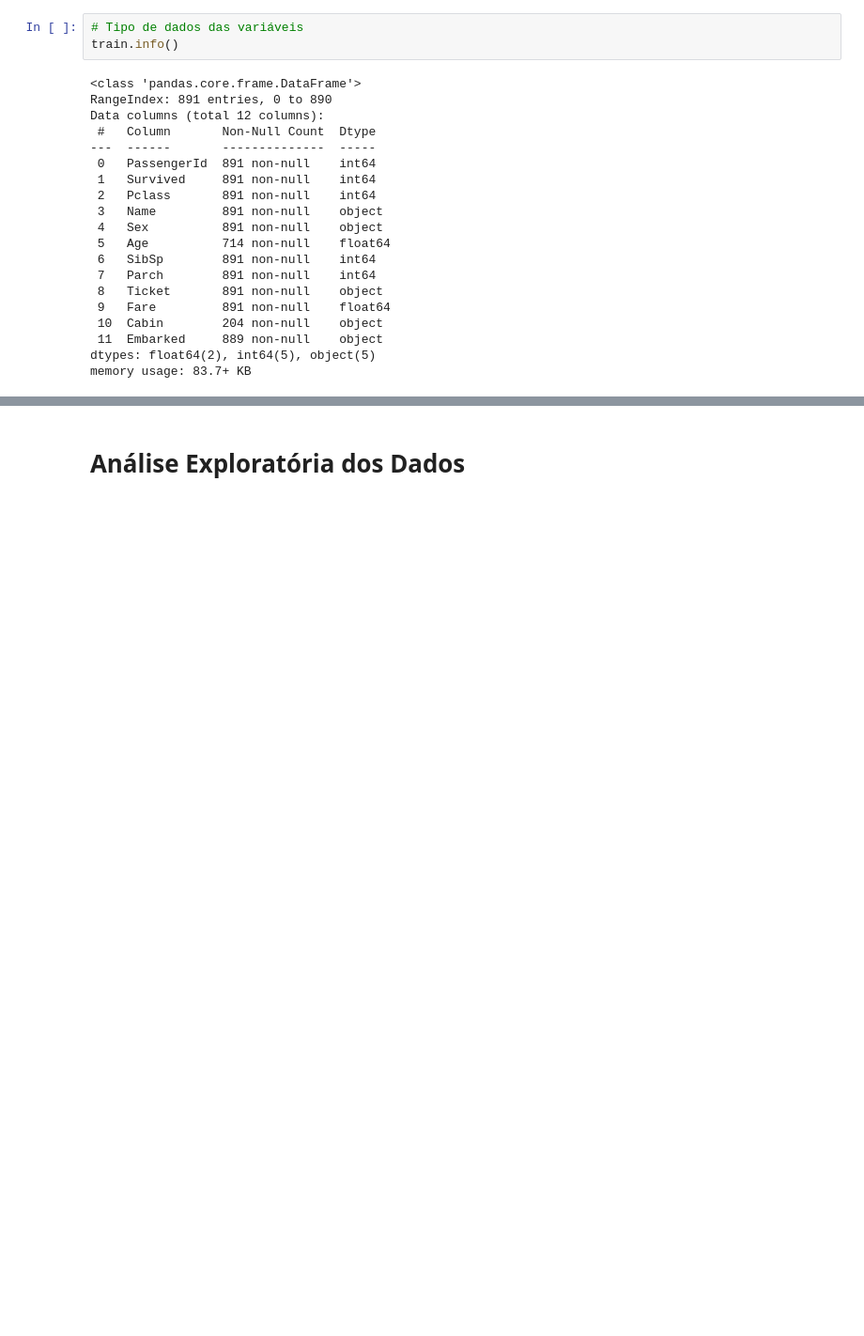
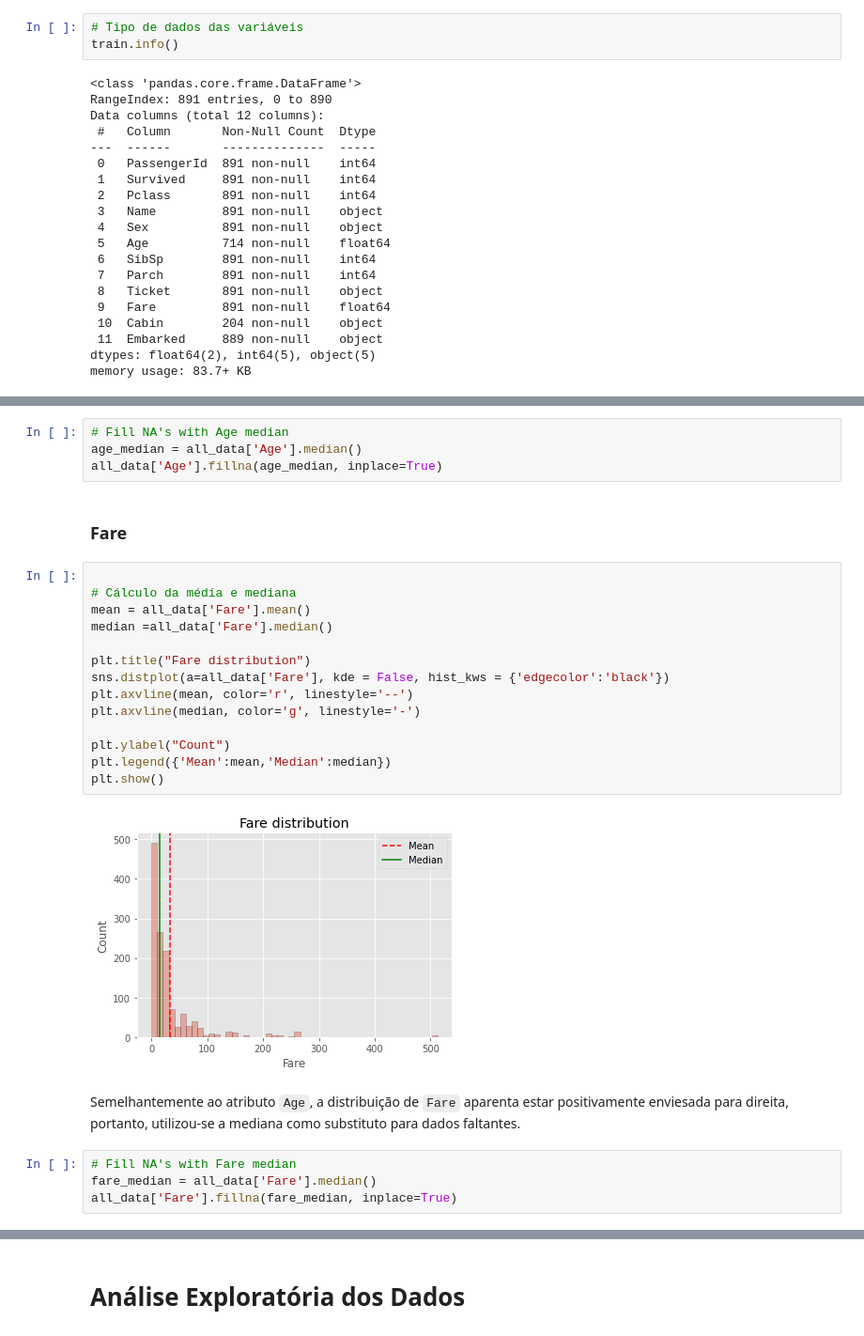
Before and after one commit to rafabenevente/AM_1, a Jupyter notebook: AM_1_Titanic_Predição_dos_sobreviventes.ipynb, the cells around one changed output, grey strips where cells are left out. Shown at 94% size. Cells and saved outputs as stored; diff of their text form; blank space fills up the shorter version.

```diff
--- a/AM_1_Titanic_Predição_dos_sobreviventes.ipynb
+++ b/AM_1_Titanic_Predição_dos_sobreviventes.ipynb
@@ -121,0 +214,28 @@ dtype: int64
+# %%
+# Fill NA's with Age median
+age_median = all_data['Age'].median()
+all_data['Age'].fillna(age_median, inplace=True)
+# %% [markdown]
+### Fare
+# %%
+
+# Cálculo da média e mediana
+mean = all_data['Fare'].mean()
+median =all_data['Fare'].median()
+
+plt.title("Fare distribution")
+sns.distplot(a=all_data['Fare'], kde = False, hist_kws = {'edgecolor':'black'})
+plt.axvline(mean, color='r', linestyle='--')
+plt.axvline(median, color='g', linestyle='-')
+
+plt.ylabel("Count")
+plt.legend({'Mean':mean,'Median':median})
+plt.show()
+# %% [output]
+[figure, added]
+# %% [markdown]
+Semelhantemente ao atributo `Age`, a distribuição de `Fare` aparenta estar positivamente enviesada para direita, portanto, utilizou-se a mediana como substituto para dados faltantes.
+# %%
+# Fill NA's with Fare median
+fare_median = all_data['Fare'].median()
+all_data['Fare'].fillna(fare_median, inplace=True)
```
Also changed, not shown: parts of 40 cells of this notebook.
